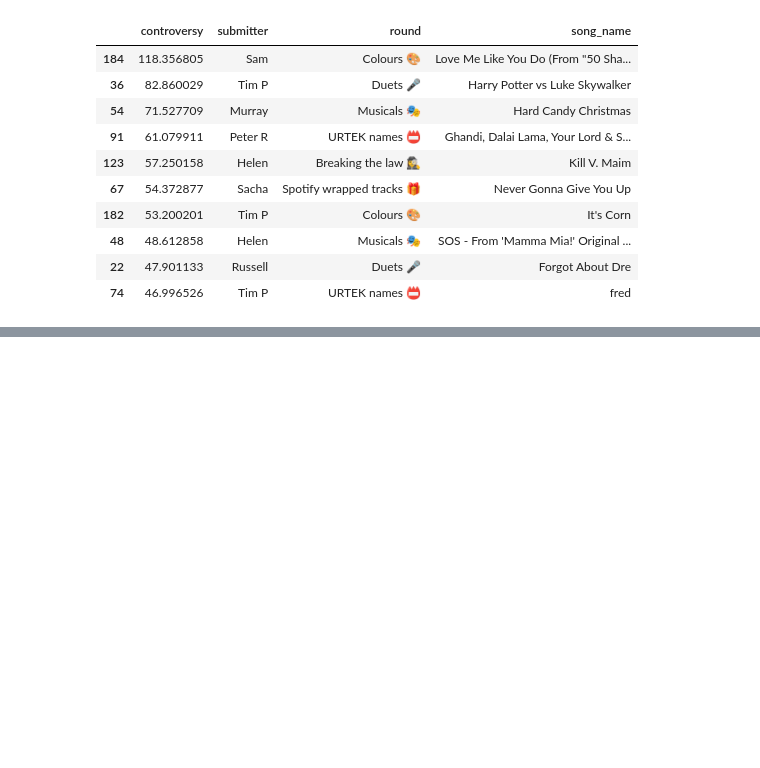
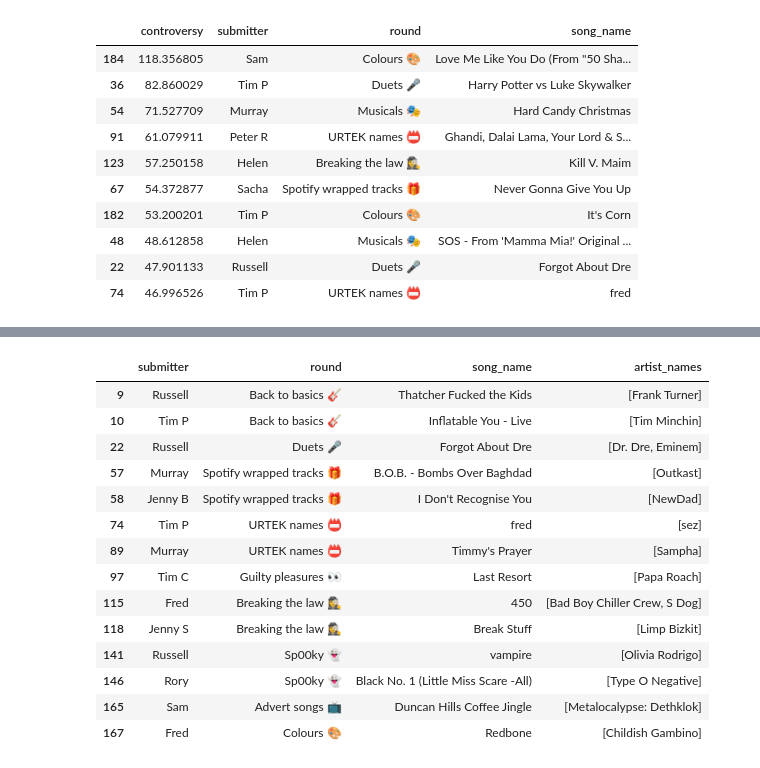
Before and after one commit to fred-cook/music-league-graphs, a Jupyter notebook: music_league_graphs/stats.ipynb, the cells around one changed output, grey strips where cells are left out. Saved outputs shown, nothing was run; the diff lists cells and outputs as text; code cells hidden in the pictures; blank space fills up the shorter version.

Commit message:
adding explicit count

```diff
--- a/music_league_graphs/stats.ipynb
+++ b/music_league_graphs/stats.ipynb
@@ -579,0 +621,19 @@ df.sort_values("controversy", ascending=False)[["controversy", "submitter", "rou
+# %%
+# Every explicit song
+df[df["explicit"]][["submitter", "round", "song_name", "artist_names"]]
+# %% [output]
+|  | submitter | round | song_name | artist_names |
+| 9 | Russell | Back to basics 🎸 | Thatcher Fucked the Kids | [Frank Turner] |
+| 10 | Tim P | Back to basics 🎸 | Inflatable You - Live | [Tim Minchin] |
+| 22 | Russell | Duets 🎤 | Forgot About Dre | [Dr. Dre, Eminem] |
+| 57 | Murray | Spotify wrapped tracks 🎁 | B.O.B. - Bombs Over Baghdad | [Outkast] |
+| 58 | Jenny B | Spotify wrapped tracks 🎁 | I Don't Recognise You | [NewDad] |
+| 74 | Tim P | URTEK names 📛 | fred | [sez] |
+| 89 | Murray | URTEK names 📛 | Timmy's Prayer | [Sampha] |
+| 97 | Tim C | Guilty pleasures 👀 | Last Resort | [Papa Roach] |
+| 115 | Fred | Breaking the law 🕵️‍♀️ | 450 | [Bad Boy Chiller Crew, S Dog] |
+| 118 | Jenny S | Breaking the law 🕵️‍♀️ | Break Stuff | [Limp Bizkit] |
+| 141 | Russell | Sp00ky 👻 | vampire | [Olivia Rodrigo] |
+| 146 | Rory | Sp00ky 👻 | Black No. 1 (Little Miss Scare -All) | [Type O Negative] |
+| 165 | Sam | Advert songs 📺 | Duncan Hills Coffee Jingle | [Metalocalypse: Dethklok] |
+| 167 | Fred | Colours 🎨 | Redbone | [Childish Gambino] |
```
Also changed, not shown: parts of 4 cells of this notebook.
